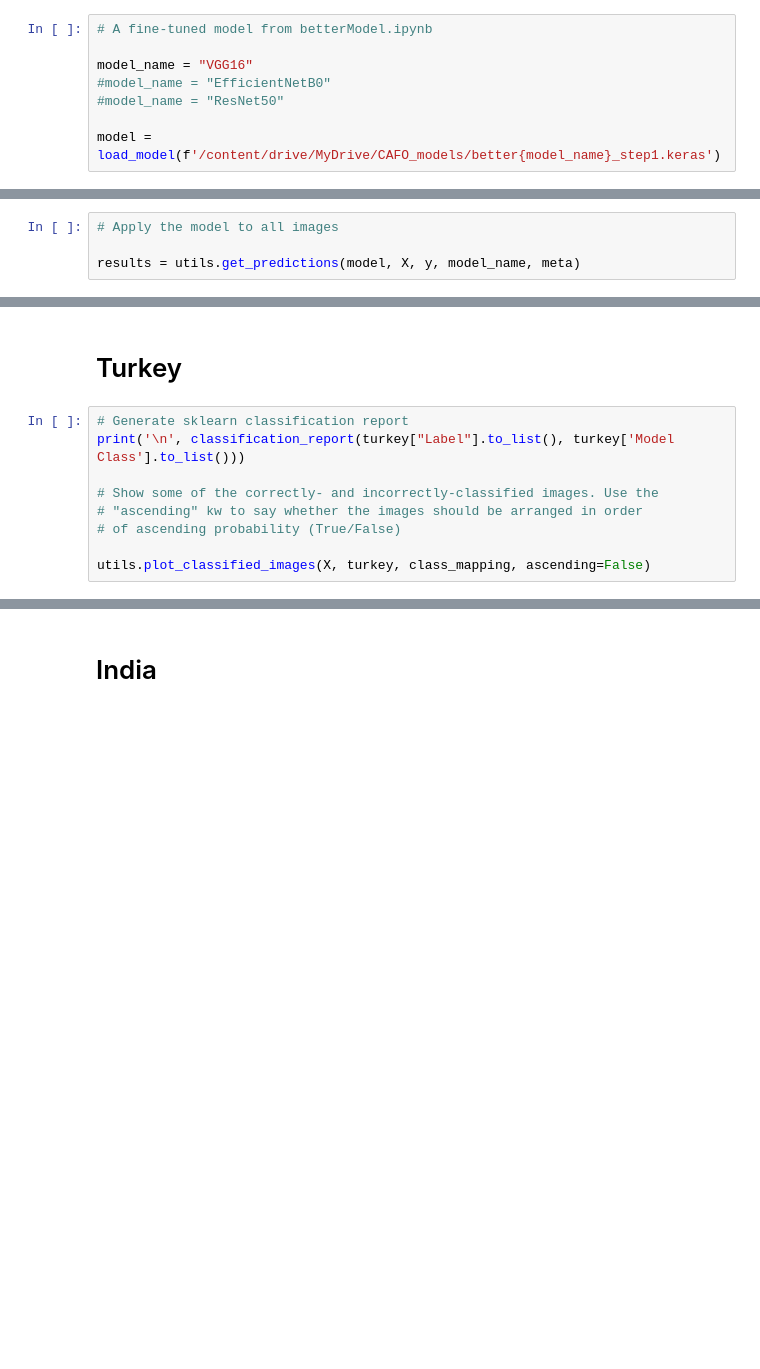
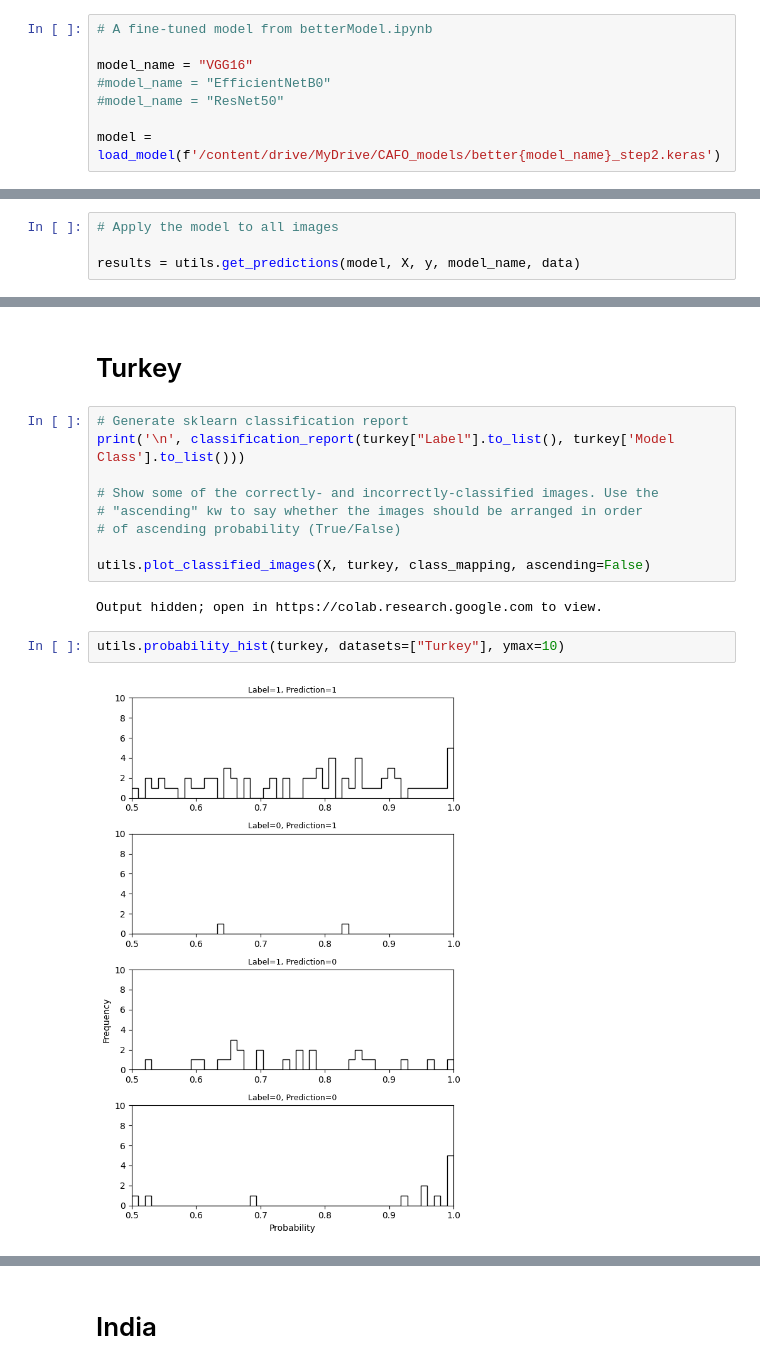
Before and after one commit to rachelemason/CAFO-AI, a Jupyter notebook: 13_testModel.ipynb, the cells around one changed output, grey strips where cells are left out. Cells and saved outputs as stored; diff of their text form; blank space fills up the shorter version.

```diff
--- a/13_testModel.ipynb
+++ b/13_testModel.ipynb
@@ -22,7 +22,7 @@ model_name = "VGG16"
 #model_name = "EfficientNetB0"
 #model_name = "ResNet50"
 
-model = load_model(f'/content/drive/MyDrive/CAFO_models/better{model_name}_step1.keras')
+model = load_model(f'/content/drive/MyDrive/CAFO_models/better{model_name}_step2.keras')
 # %%
 data_path = "/content/drive/MyDrive/CAFO_data/forTraining/"
 
@@ -67,5 +67,5 @@ Class mapping: {1: 'Non-farm', 0: 'CAFO'}
 # %%
 # Apply the model to all images
 
-results = utils.get_predictions(model, X, y, model_name, meta)
+results = utils.get_predictions(model, X, y, model_name, data)
 # %% [output]
@@ -86,3 +98,9 @@ print('\n', classification_report(turkey["Label"].to_list(), turkey['Model Class
 # of ascending probability (True/False)
 
 utils.plot_classified_images(X, turkey, class_mapping, ascending=False)
+# %% [output]
+Output hidden; open in https://colab.research.google.com to view.
+# %%
+utils.probability_hist(turkey, datasets=["Turkey"], ymax=10)
+# %% [output]
+[figure, added]
```
Also changed, not shown: parts of 10 cells of this notebook, 2 other files.
